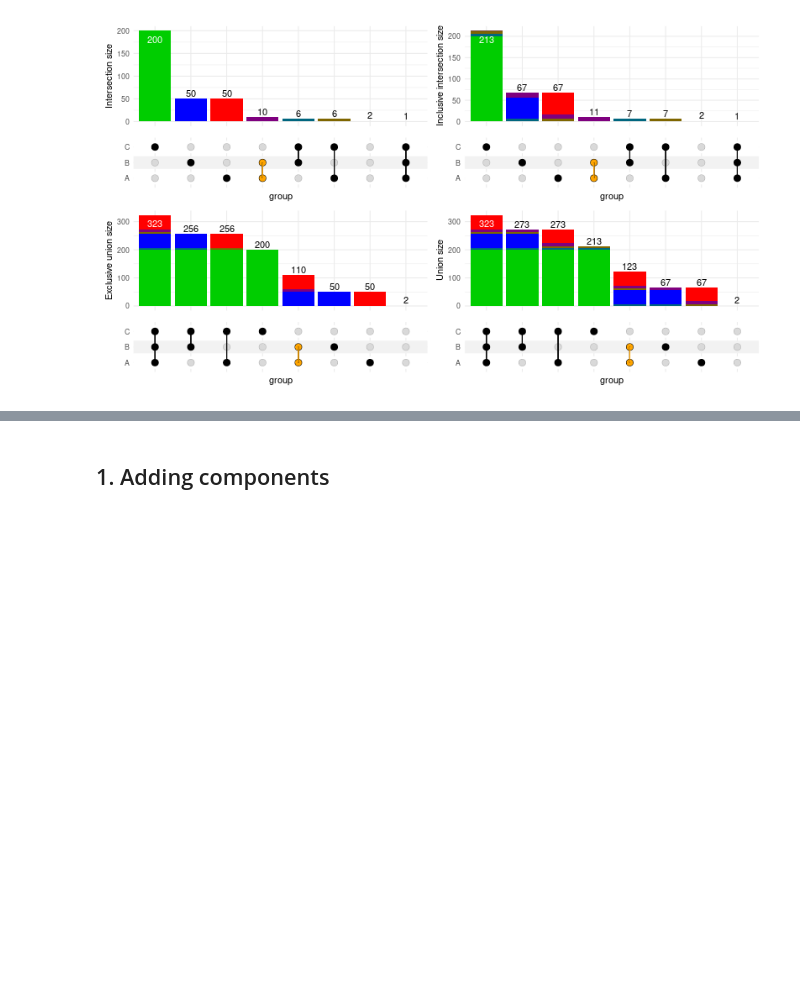
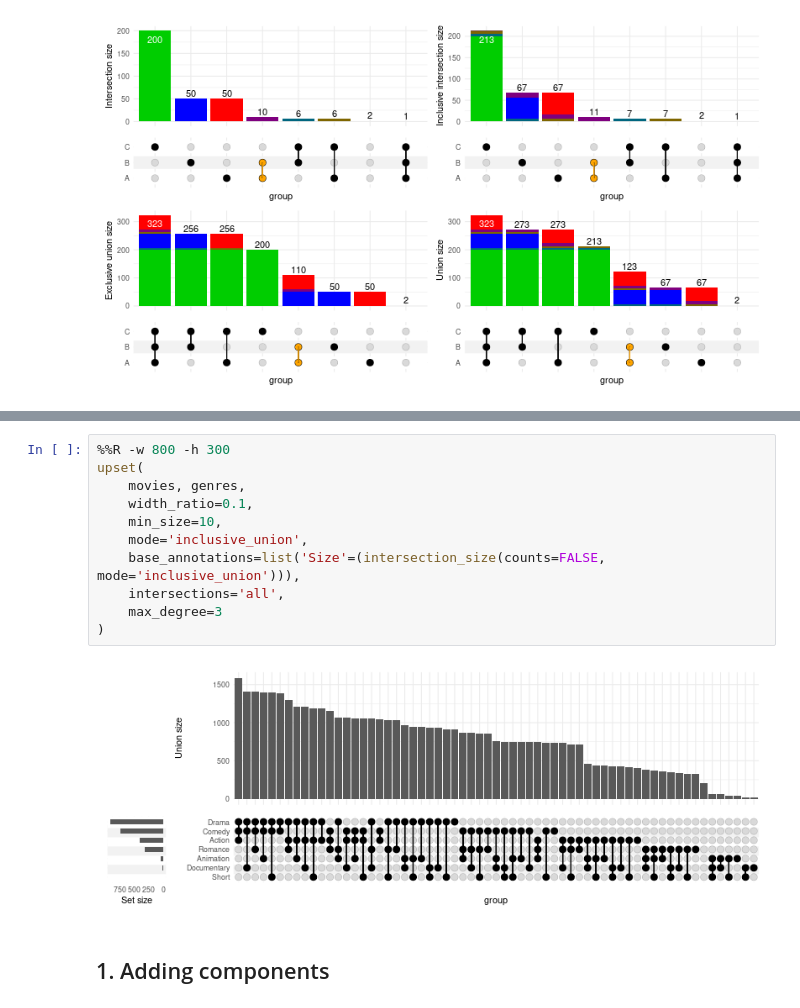
Before and after one commit to krassowski/complex-upset, a Jupyter notebook: vignettes/Examples.ipynb, the cells around one changed output, grey strips where cells are left out. Cells and saved outputs as stored; diff of their text form; blank space fills up the shorter version.

Commit message:
Add 'Displaying all intersections' example

```diff
--- a/vignettes/Examples.ipynb
+++ b/vignettes/Examples.ipynb
@@ -165,3 +173,16 @@ abc_upset = function(mode) upset(
+# %%
+%%R -w 800 -h 300
+upset(
+    movies, genres,
+    width_ratio=0.1,
+    min_size=10,
+    mode='inclusive_union',
+    base_annotations=list('Size'=(intersection_size(counts=FALSE, mode='inclusive_union'))),
+    intersections='all',
+    max_degree=3
+)
+# %% [output]
+[figure, added]
 # %% [markdown]
 ## 1. Adding components
 # %% [markdown]
```
Also changed, not shown: parts of 2 cells of this notebook, 6 other files.
